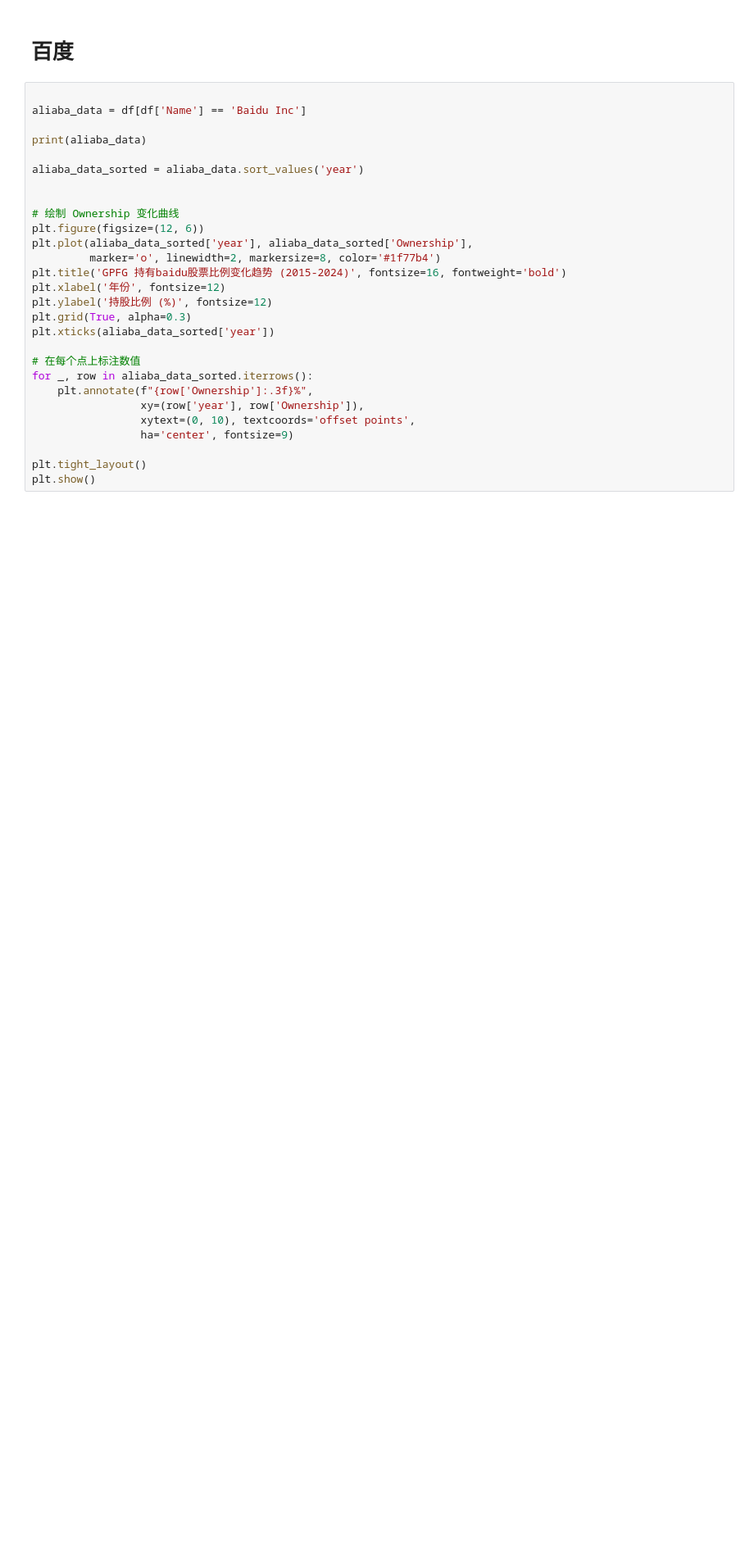
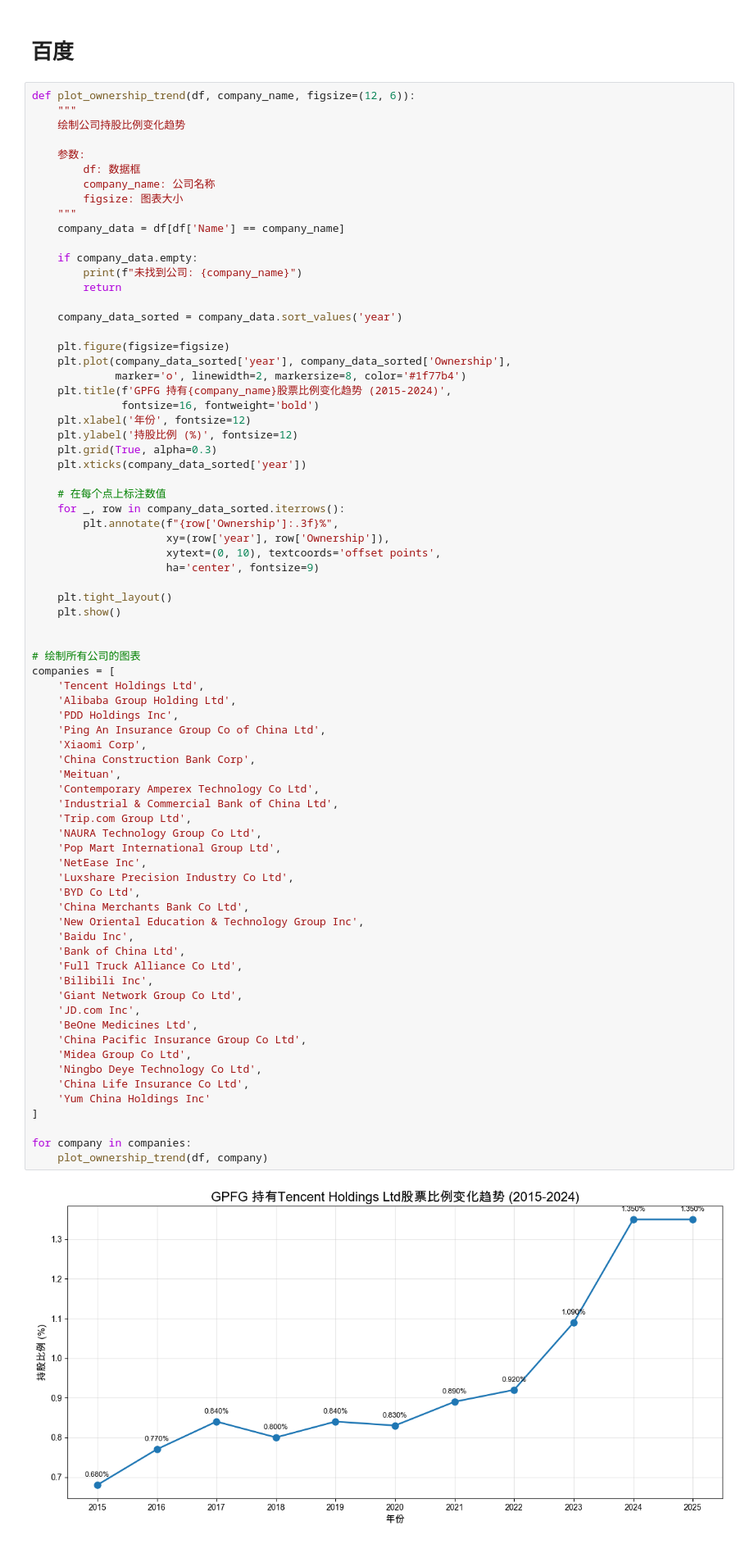
Before and after one commit to zhoukekestar/gpfp, a Jupyter notebook: ana.ipynb, the cells around one changed output. Shown at 82% size. Cells and saved outputs as stored; diff of their text form; blank space fills up the shorter version.

```diff
--- a/ana.ipynb
+++ b/ana.ipynb
@@ -316,31 +321,78 @@ plt.show()
 # %% [markdown]
 # 百度
 # %%
+def plot_ownership_trend(df, company_name, figsize=(12, 6)):
+    """
+    绘制公司持股比例变化趋势
 
-aliaba_data = df[df['Name'] == 'Baidu Inc']
+    参数:
+        df: 数据框
+        company_name: 公司名称
+        figsize: 图表大小
+    """
+    company_data = df[df['Name'] == company_name]
 
-print(aliaba_data)
+    if company_data.empty:
+        print(f"未找到公司: {company_name}")
+        return
 
-aliaba_data_sorted = aliaba_data.sort_values('year')
+    company_data_sorted = company_data.sort_values('year')
+
+    plt.figure(figsize=figsize)
+    plt.plot(company_data_sorted['year'], company_data_sorted['Ownership'],
+             marker='o', linewidth=2, markersize=8, color='#1f77b4')
+    plt.title(f'GPFG 持有{company_name}股票比例变化趋势 (2015-2024)',
+              fontsize=16, fontweight='bold')
+    plt.xlabel('年份', fontsize=12)
+    plt.ylabel('持股比例 (%)', fontsize=12)
+    plt.grid(True, alpha=0.3)
+    plt.xticks(company_data_sorted['year'])
+
+    # 在每个点上标注数值
+    for _, row in company_data_sorted.iterrows():
+        plt.annotate(f"{row['Ownership']:.3f}%",
+                     xy=(row['year'], row['Ownership']),
+                     xytext=(0, 10), textcoords='offset points',
+                     ha='center', fontsize=9)
+
+    plt.tight_layout()
+    plt.show()
 
 
-# 绘制 Ownership 变化曲线
-plt.figure(figsize=(12, 6))
-plt.plot(aliaba_data_sorted['year'], aliaba_data_sorted['Ownership'],
-         marker='o', linewidth=2, markersize=8, color='#1f77b4')
-plt.title('GPFG 持有baidu股票比例变化趋势 (2015-2024)', fontsize=16, fontweight='bold')
-plt.xlabel('年份', fontsize=12)
-plt.ylabel('持股比例 (%)', fontsize=12)
-plt.grid(True, alpha=0.3)
-plt.xticks(aliaba_data_sorted['year'])
+# 绘制所有公司的图表
+companies = [
+    'Tencent Holdings Ltd',
+    'Alibaba Group Holding Ltd',
+    'PDD Holdings Inc',
+    'Ping An Insurance Group Co of China Ltd',
+    'Xiaomi Corp',
+    'China Construction Bank Corp',
+    'Meituan',
+    'Contemporary Amperex Technology Co Ltd',
+    'Industrial & Commercial Bank of China Ltd',
+    'Trip.com Group Ltd',
+    'NAURA Technology Group Co Ltd',
+    'Pop Mart International Group Ltd',
+    'NetEase Inc',
+    'Luxshare Precision Industry Co Ltd',
+    'BYD Co Ltd',
+    'China Merchants Bank Co Ltd',
+    'New Oriental Education & Technology Group Inc',
+    'Baidu Inc',
+    'Bank of China Ltd',
+    'Full Truck Alliance Co Ltd',
+    'Bilibili Inc',
+    'Giant Network Group Co Ltd',
+    'JD.com Inc',
+    'BeOne Medicines Ltd',
+    'China Pacific Insurance Group Co Ltd',
+    'Midea Group Co Ltd',
+    'Ningbo Deye Technology Co Ltd',
+    'China Life Insurance Co Ltd',
+    'Yum China Holdings Inc'
+]
 
-# 在每个点上标注数值
-for _, row in aliaba_data_sorted.iterrows():
-    plt.annotate(f"{row['Ownership']:.3f}%",
-                 xy=(row['year'], row['Ownership']),
-                 xytext=(0, 10), textcoords='offset points',
-                 ha='center', fontsize=9)
-
-plt.tight_layout()
-plt.show()
+for company in companies:
+    plot_ownership_trend(df, company)
 # %% [output]
+[figure, new version]
```
Also changed, not shown: parts of 7 cells of this notebook, 3 other files.
